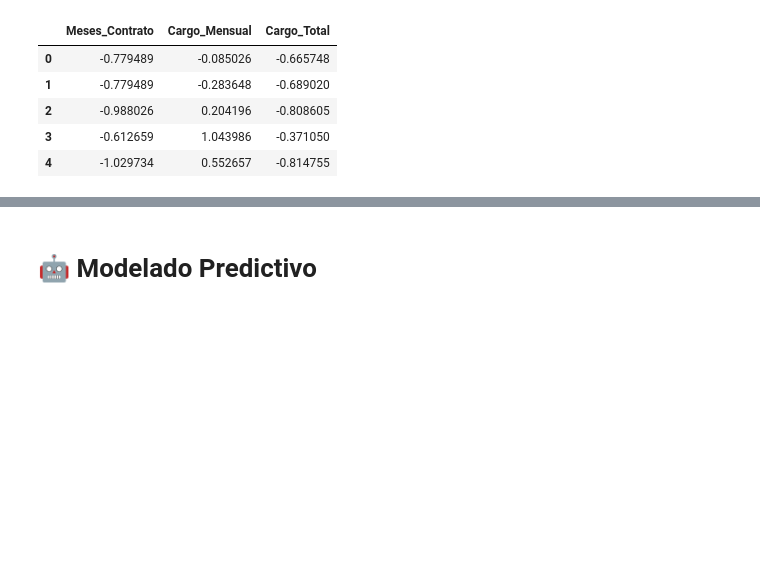
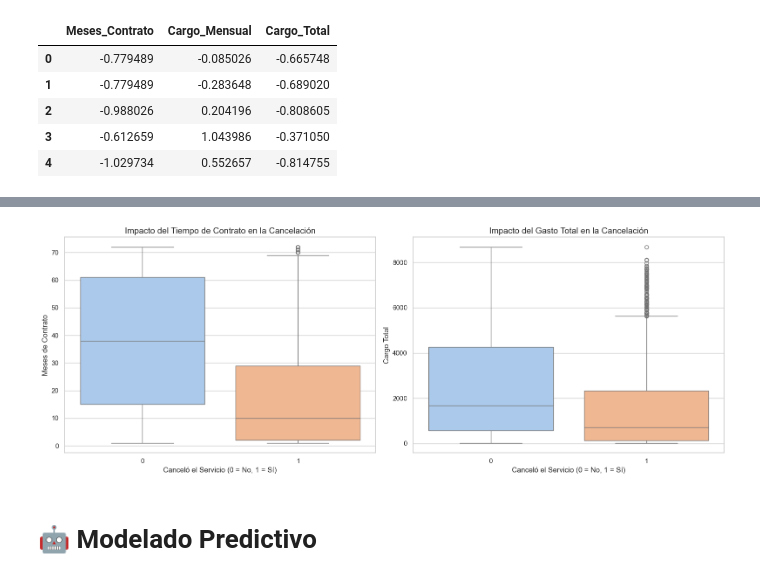
Before and after one commit to Fernando5899/Challenge_Telecom_X_2, a Jupyter notebook: Challenge.ipynb, the cells around one changed output, grey strips where cells are left out. Saved outputs shown, nothing was run; the diff lists cells and outputs as text; code cells hidden in the pictures; blank space fills up the shorter version.

```diff
--- a/Challenge.ipynb
+++ b/Challenge.ipynb
@@ -147,3 +225,26 @@ X_balanceado[columnas_numericas].head()
+# %%
+# Configuramos el estilo visual
+sns.set_theme(style="whitegrid")
+# %%
+# Creamos un "lienzo" con 2 espacios (1 fila, 2 columnas)
+fig, ax = plt.subplots(1, 2, figsize=(16, 6))
+
+# Gráfico 1: Tiempo de Contrato vs Cancelación
+sns.boxplot(data=df, x='Evasion', y='Meses_Contrato', hue='Evasion', palette='pastel', legend=False, ax=ax[0])
+ax[0].set_title('Impacto del Tiempo de Contrato en la Cancelación', fontsize=14)
+ax[0].set_xlabel('Canceló el Servicio (0 = No, 1 = Sí)', fontsize=12)
+ax[0].set_ylabel('Meses de Contrato', fontsize=12)
+
+# Gráfico 2: Gasto Total vs Cancelación
+sns.boxplot(data=df, x='Evasion', y='Cargo_Total', hue='Evasion', palette='pastel', legend=False, ax=ax[1])
+ax[1].set_title('Impacto del Gasto Total en la Cancelación', fontsize=14)
+ax[1].set_xlabel('Canceló el Servicio (0 = No, 1 = Sí)', fontsize=12)
+ax[1].set_ylabel('Cargo Total', fontsize=12)
+
+plt.tight_layout()
+plt.show()
+# %% [output]
+[figure, added]
 # %% [markdown]
 # 🤖 Modelado Predictivo
 # %% [markdown]
```
Also changed, not shown: parts of 6 cells of this notebook.
